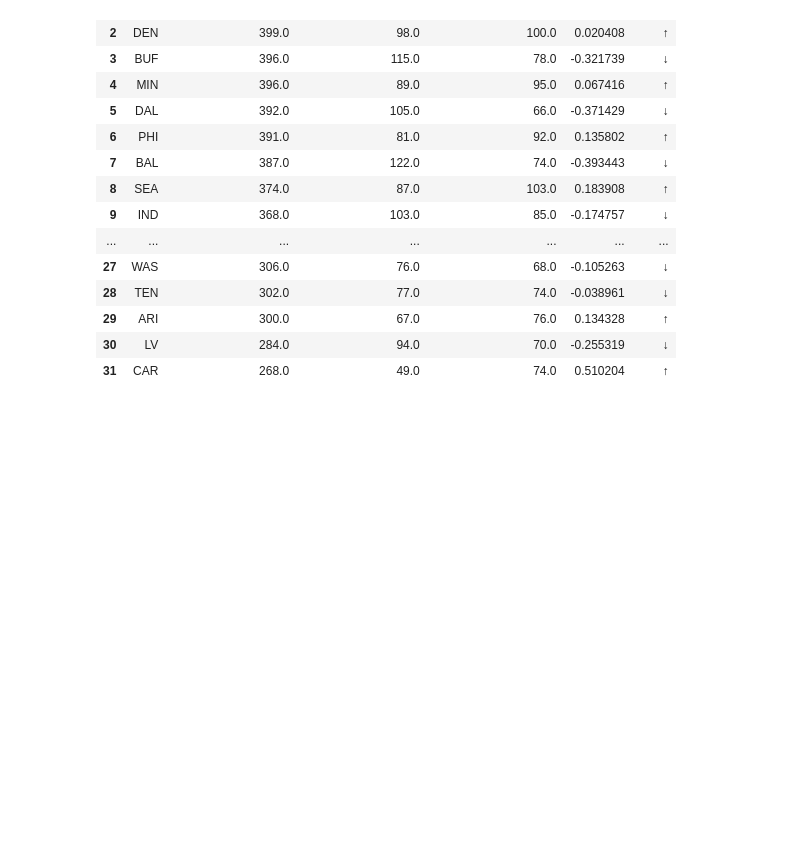
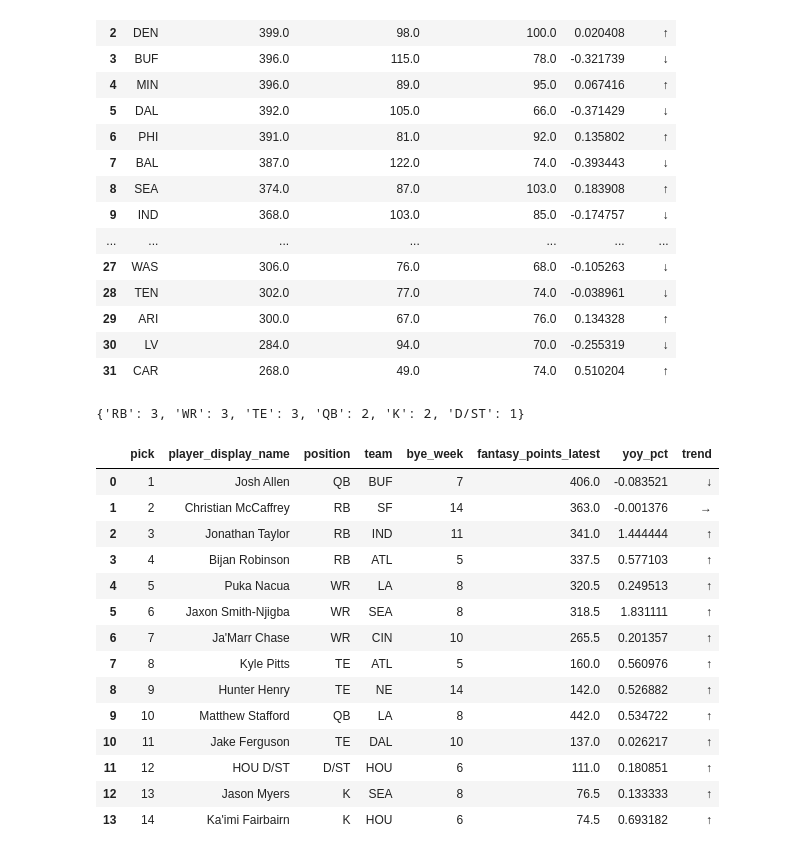
Before and after one commit to broverlord93/about, a Jupyter notebook: nfl_analyzer/src/nfl_analyzer/draft_analysis.ipynb, the cells around one changed output. Cells and saved outputs as stored; diff of their text form; code cells hidden in the pictures; blank space fills up the shorter version.

```diff
--- a/nfl_analyzer/src/nfl_analyzer/draft_analysis.ipynb
+++ b/nfl_analyzer/src/nfl_analyzer/draft_analysis.ipynb
@@ -347,3 +350,34 @@ dst_rankings
 | 29 | ARI | 300.0 | 67.0 | 76.0 | 0.134328 | ↑ |
 | 30 | LV | 284.0 | 94.0 | 70.0 | -0.255319 | ↓ |
 | 31 | CAR | 268.0 | 49.0 | 74.0 | 0.510204 | ↑ |
+# %%
+from nfl_analyzer.draft import build_board, build_ideal_team, team_bye_weeks
+
+bye_by_team = team_bye_weeks(nfl.load_schedules(latest_loaded_season).to_pandas())
+draft_board = build_board(
+    qb_rankings,
+    skill_rankings,
+    kicker_rankings,
+    dst_rankings,
+    bye_by_team,
+)
+ideal_team = build_ideal_team(draft_board)
+print(ideal_team["position"].value_counts().to_dict())
+ideal_team
+# %% [output]
+{'RB': 3, 'WR': 3, 'TE': 3, 'QB': 2, 'K': 2, 'D/ST': 1}
+|  | pick | player_display_name | position | team | bye_week | fantasy_points_latest | yoy_pct | trend |
+| 0 | 1 | Josh Allen | QB | BUF | 7 | 406.0 | -0.083521 | ↓ |
+| 1 | 2 | Christian McCaffrey | RB | SF | 14 | 363.0 | -0.001376 | → |
+| 2 | 3 | Jonathan Taylor | RB | IND | 11 | 341.0 | 1.444444 | ↑ |
+| 3 | 4 | Bijan Robinson | RB | ATL | 5 | 337.5 | 0.577103 | ↑ |
+| 4 | 5 | Puka Nacua | WR | LA | 8 | 320.5 | 0.249513 | ↑ |
+| 5 | 6 | Jaxon Smith-Njigba | WR | SEA | 8 | 318.5 | 1.831111 | ↑ |
+| 6 | 7 | Ja'Marr Chase | WR | CIN | 10 | 265.5 | 0.201357 | ↑ |
+| 7 | 8 | Kyle Pitts | TE | ATL | 5 | 160.0 | 0.560976 | ↑ |
+| 8 | 9 | Hunter Henry | TE | NE | 14 | 142.0 | 0.526882 | ↑ |
+| 9 | 10 | Matthew Stafford | QB | LA | 8 | 442.0 | 0.534722 | ↑ |
+| 10 | 11 | Jake Ferguson | TE | DAL | 10 | 137.0 | 0.026217 | ↑ |
+| 11 | 12 | HOU D/ST | D/ST | HOU | 6 | 111.0 | 0.180851 | ↑ |
+| 12 | 13 | Jason Myers | K | SEA | 8 | 76.5 | 0.133333 | ↑ |
+| 13 | 14 | Ka'imi Fairbairn | K | HOU | 6 | 74.5 | 0.693182 | ↑ |
```
Also changed, not shown: parts of 3 cells of this notebook, 3 other files.
